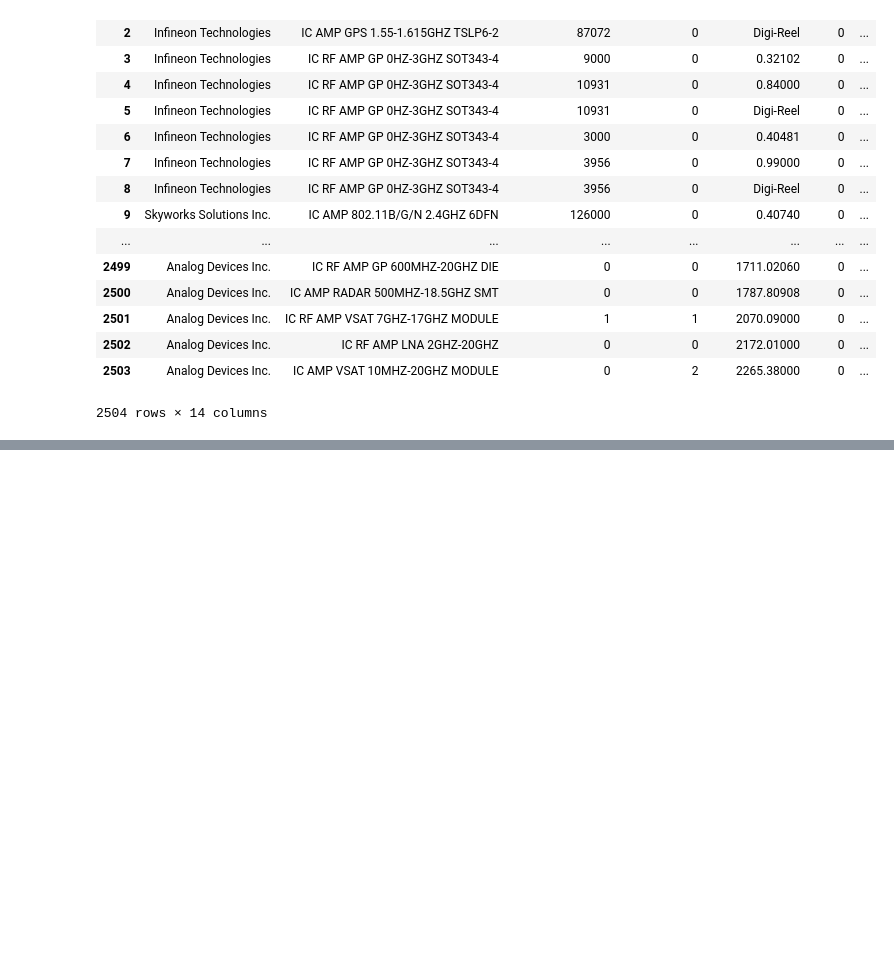
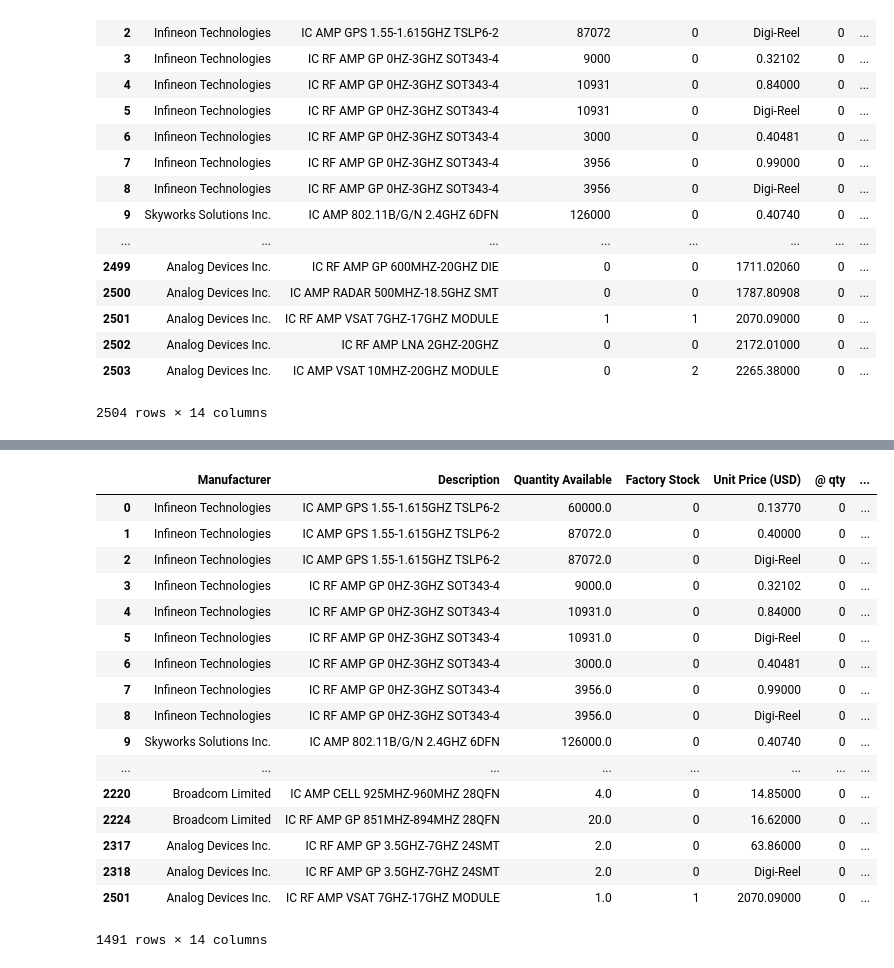
Before and after one commit to damerei/DS-Unit-1-Sprint-5-Data-Storytelling-Blog-Post, a Jupyter notebook: Data_Visualization_Project.ipynb, the cells around one changed output, grey strips where cells are left out. Saved outputs shown, nothing was run; the diff lists cells and outputs as text; code cells hidden in the pictures; blank space fills up the shorter version.

```diff
--- a/Data_Visualization_Project.ipynb
+++ b/Data_Visualization_Project.ipynb
@@ -89,0 +133,6 @@ Name: Manufacturer, dtype: int64
+# %%
+rfc['Quantity Available'] = pd.to_numeric(rfc['Quantity Available'], errors='coerce')
+
+rfc['Part Status'] = rfc['Part Status'].to_string()
+
+rfc.dtypes
@@ -89,0 +155,23 @@ Name: Manufacturer, dtype: int64
+# %%
+instock = rfc[(rfc['Quantity Available'] > 0) & (rfc['Part Status'] != "Obsolete")]
+
+instock
+# %% [output]
+|  | Manufacturer | Description | Quantity Available | Factory Stock | Unit Price (USD) | @ qty | ... |
+| 0 | Infineon Technologies | IC AMP GPS 1.55-1.615GHZ TSLP6-2 | 60000.0 | 0 | 0.13770 | 0 | ... |
+| 1 | Infineon Technologies | IC AMP GPS 1.55-1.615GHZ TSLP6-2 | 87072.0 | 0 | 0.40000 | 0 | ... |
+| 2 | Infineon Technologies | IC AMP GPS 1.55-1.615GHZ TSLP6-2 | 87072.0 | 0 | Digi-Reel | 0 | ... |
+| 3 | Infineon Technologies | IC RF AMP GP 0HZ-3GHZ SOT343-4 | 9000.0 | 0 | 0.32102 | 0 | ... |
+| 4 | Infineon Technologies | IC RF AMP GP 0HZ-3GHZ SOT343-4 | 10931.0 | 0 | 0.84000 | 0 | ... |
+| 5 | Infineon Technologies | IC RF AMP GP 0HZ-3GHZ SOT343-4 | 10931.0 | 0 | Digi-Reel | 0 | ... |
+| 6 | Infineon Technologies | IC RF AMP GP 0HZ-3GHZ SOT343-4 | 3000.0 | 0 | 0.40481 | 0 | ... |
+| 7 | Infineon Technologies | IC RF AMP GP 0HZ-3GHZ SOT343-4 | 3956.0 | 0 | 0.99000 | 0 | ... |
+| 8 | Infineon Technologies | IC RF AMP GP 0HZ-3GHZ SOT343-4 | 3956.0 | 0 | Digi-Reel | 0 | ... |
+| 9 | Skyworks Solutions Inc. | IC AMP 802.11B/G/N 2.4GHZ 6DFN | 126000.0 | 0 | 0.40740 | 0 | ... |
+| ... | ... | ... | ... | ... | ... | ... | ... |
+| 2220 | Broadcom Limited | IC AMP CELL 925MHZ-960MHZ 28QFN | 4.0 | 0 | 14.85000 | 0 | ... |
+| 2224 | Broadcom Limited | IC RF AMP GP 851MHZ-894MHZ 28QFN | 20.0 | 0 | 16.62000 | 0 | ... |
+| 2317 | Analog Devices Inc. | IC RF AMP GP 3.5GHZ-7GHZ 24SMT | 2.0 | 0 | 63.86000 | 0 | ... |
+| 2318 | Analog Devices Inc. | IC RF AMP GP 3.5GHZ-7GHZ 24SMT | 2.0 | 0 | Digi-Reel | 0 | ... |
+| 2501 | Analog Devices Inc. | IC RF AMP VSAT 7GHZ-17GHZ MODULE | 1.0 | 1 | 2070.09000 | 0 | ... |
+1491 rows × 14 columns
```
Also changed, not shown: parts of 10 cells of this notebook.
